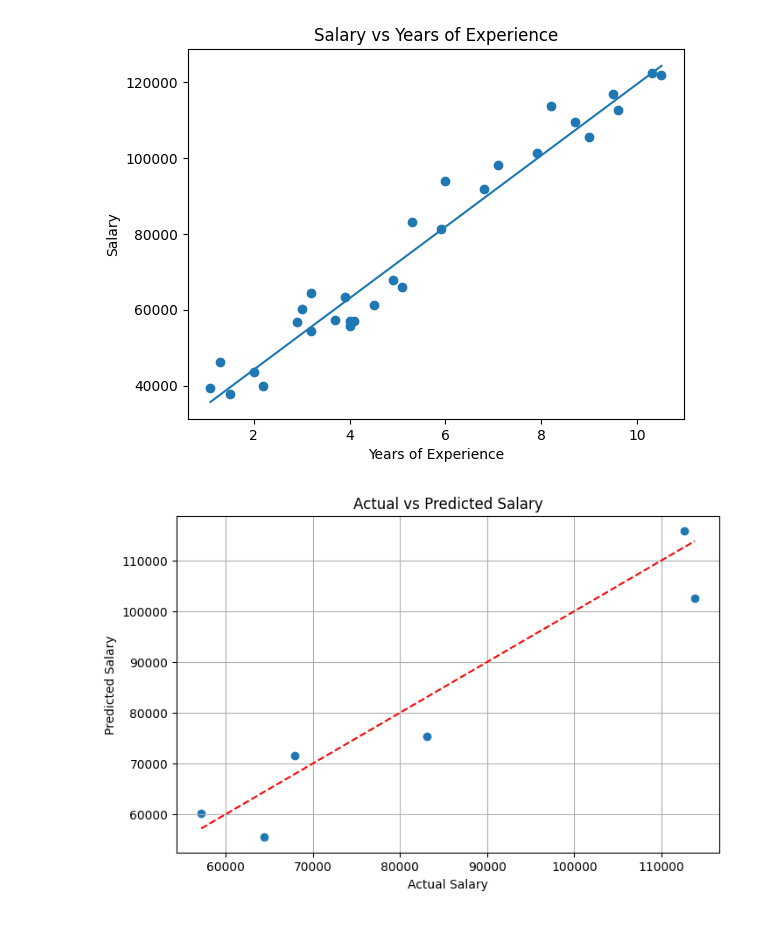
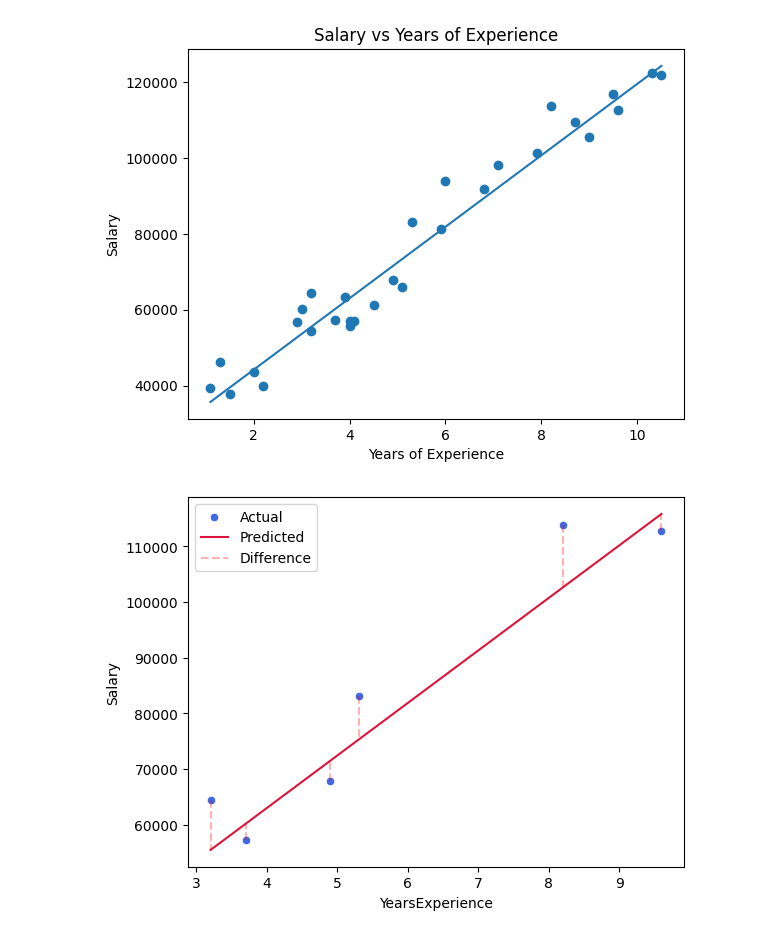
Before and after one commit to bishal-777/Sem-6, a Jupyter notebook: AI/lab_02-Linear-Regression/simple-linear-regression.ipynb, the cells around one changed output. Drawn from its saved outputs; the diff is of its cells as text; code cells hidden in the pictures.

Commit message:
changed visualiztion part

```diff
--- a/AI/lab_02-Linear-Regression/simple-linear-regression.ipynb
+++ b/AI/lab_02-Linear-Regression/simple-linear-regression.ipynb
@@ -112,19 +112,23 @@ plt.ylabel("Salary")
 plt.show()
 # %% [output]
 [figure]
-# %%
-plt.figure(figsize=(8,5))
-plt.scatter(y_test, y_pred)
-
-plt.plot([y_test.min(), y_test.max()],
-    [y_test.min(), y_test.max()],
-    'r--')
-
-plt.title("Actual vs Predicted Salary")
-plt.xlabel("Actual Salary")
-plt.ylabel("Predicted Salary")
-plt.grid(True)
-
-plt.show()
-# %% [output]
-[figure, removed]
+# %%
+order = np.argsort(X_test['YearsExperience'].values)
+sns.scatterplot(x=X_test['YearsExperience'].values, y=y_test['Salary'].values, label='Actual', color='royalblue')
+sns.lineplot(x=X_test['YearsExperience'].values[order], y=y_pred.ravel()[order], label='Predicted', color='crimson')
+plt.xlabel('YearsExperience')
+plt.ylabel('Salary')
+plt.vlines(
+    x=X_test['YearsExperience'].values[order],
+    ymin=y_test['Salary'].values[order],
+    ymax=y_pred.ravel()[order],
+    colors='r',
+    linestyles='--',
+    label='Difference',
+    alpha=0.3
+)
+plt.legend()
+plt.show()
+plt.show()
+# %% [output]
+[figure, added]
```
